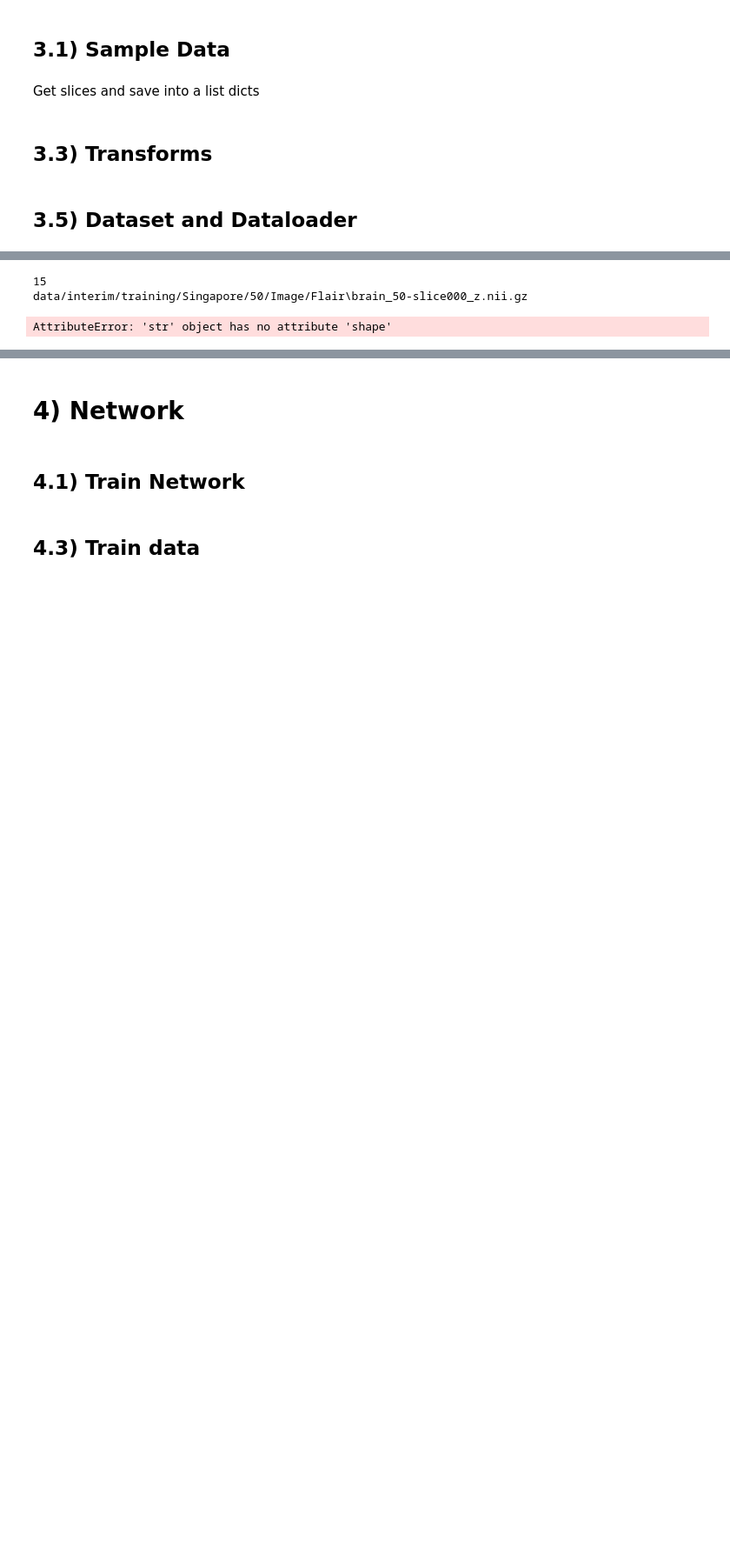
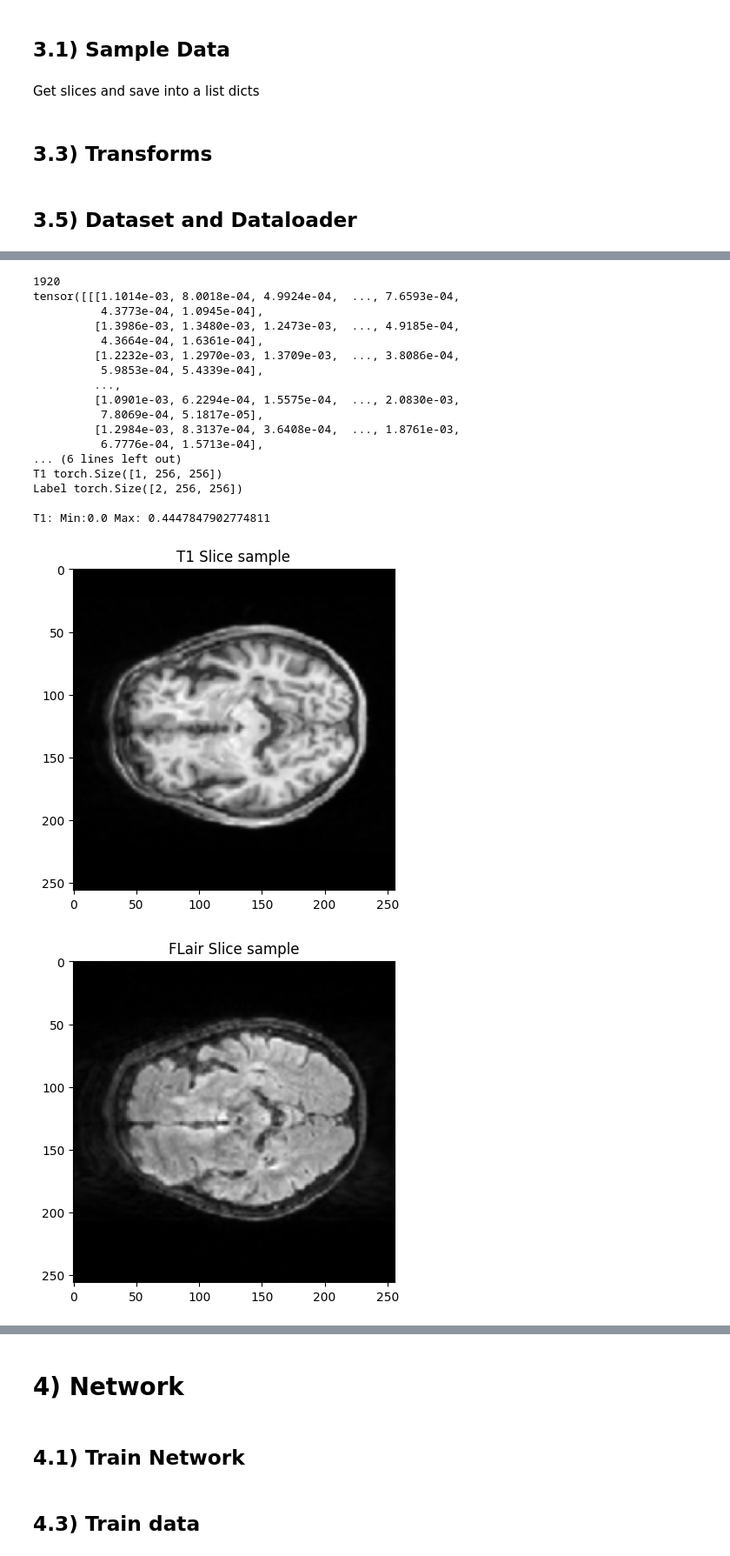
Before and after one commit to leslie-zi-pan/wmh-segmentation, a Jupyter notebook: notebooks/2.0-lp-refactor-notebook.ipynb, the cells around one changed output, grey strips where cells are left out. Shown at 87% size. Saved outputs shown, nothing was run; the diff lists cells and outputs as text; code cells hidden in the pictures; blank space fills up the shorter version.

```diff
--- a/notebooks/2.0-lp-refactor-notebook.ipynb
+++ b/notebooks/2.0-lp-refactor-notebook.ipynb
@@ -76,3 +76,16 @@ test_dataset = Dataset(val_paths, test_transform)
 
 train_loader = torch.utils.data.DataLoader(train_dataset, batch_size=BATCH_SIZE_TRAIN, shuffle=True, num_workers=2)
 validation_loader = torch.utils.data.DataLoader(validation_dataset, batch_size=BATCH_SIZE_VAL, shuffle=True)
+# %%
+from monai.transforms import LoadImaged
+
+paths = [{
+    DataDict.Id: 12,
+    DataDict.Image: "data/interim/training/Singapore/51/Image/T1/brain_51-slice022_z.nii.gz",
+    DataDict.ImageFlair:"data/interim/training/Singapore/51/Image/Flair/brain_51-slice022_z.nii.gz",
+    DataDict.ImageT1: "data/interim/training/Singapore/51/Image/T1/brain_51-slice022_z.nii.gz",
+    DataDict.Label:"data/interim/training/Singapore/51/Label/T1/brain_51-slice022_z.nii.gz",
+    DataDict.DepthZ: 22
+}]
+test = Dataset(train_paths, train_transform)
+train_loader = torch.utils.data.DataLoader(test, batch_size=1, shuffle=True, num_workers=2)
@@ -79,21 +100,36 @@ validation_loader = torch.utils.data.DataLoader(validation_dataset, batch_size=B
 # %%
 
 
 print(len(train_loader))
 
-# target_subj_id = train_dataset.data[0].get('subj_id')
-sample_data = train_dataset.data[0]
+sample_data = test.__getitem__(20)
 sample_tensor_image, sample_tensor_flair, sample_tensor_t1, sample_tensor_label = sample_data[DataDict.Image], sample_data[DataDict.ImageFlair], sample_data[DataDict.ImageT1], sample_data[DataDict.Label]
 
 print(f'{sample_tensor_flair}\n')
 print(f'Shapes: \nImage {sample_tensor_image.shape} \nFlair {sample_tensor_flair.shape}\nT1 {sample_tensor_t1.shape}\nLabel {sample_tensor_label.shape}\n')
 
 print(f"T1: Min:{torch.min(sample_tensor_t1)} Max: {torch.max(sample_tensor_t1)}")
 
 view_slice(sample_tensor_image[0].squeeze().detach().cpu(), "T1 Slice sample", True)
 view_slice(sample_tensor_image[1].squeeze().detach().cpu(), "FLair Slice sample", True)
 view_slice(sample_tensor_label[1].squeeze().detach().cpu(), "Label Slice sample", True)
 # %% [output]
-15
-data/interim/training/Singapore/50/Image/Flair\brain_50-slice000_z.nii.gz
+1920
+tensor([[[1.1014e-03, 8.0018e-04, 4.9924e-04,  ..., 7.6593e-04,
+          4.3773e-04, 1.0945e-04],
+         [1.3986e-03, 1.3480e-03, 1.2473e-03,  ..., 4.9185e-04,
+          4.3664e-04, 1.6361e-04],
+         [1.2232e-03, 1.2970e-03, 1.3709e-03,  ..., 3.8086e-04,
+          5.9853e-04, 5.4339e-04],
+         ...,
+         [1.0901e-03, 6.2294e-04, 1.5575e-04,  ..., 2.0830e-03,
+          7.8069e-04, 5.1817e-05],
+         [1.2984e-03, 8.3137e-04, 3.6408e-04,  ..., 1.8761e-03,
+          6.7776e-04, 1.5713e-04],
+... (6 lines left out)
+T1 torch.Size([1, 256, 256])
+Label torch.Size([2, 256, 256])
+
+T1: Min:0.0 Max: 0.4447847902774811
-AttributeError: 'str' object has no attribute 'shape'
+[figure, added]
+[figure, added]
```
Also changed, not shown: parts of 7 cells of this notebook, 5 other files.
